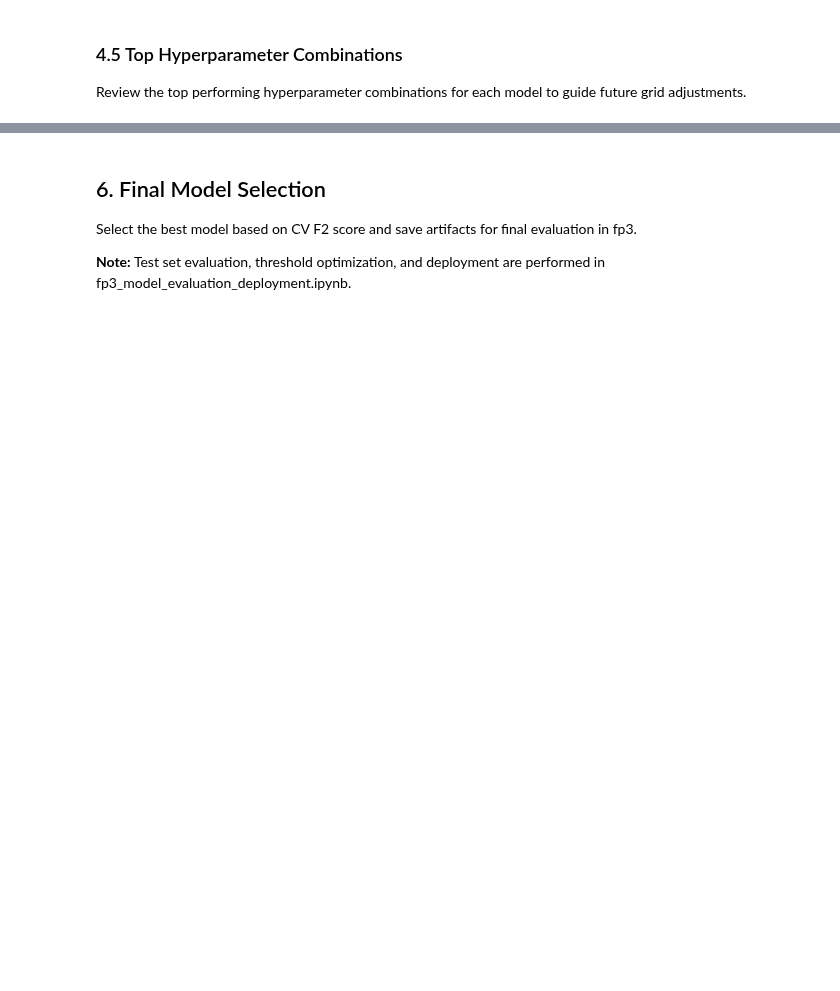
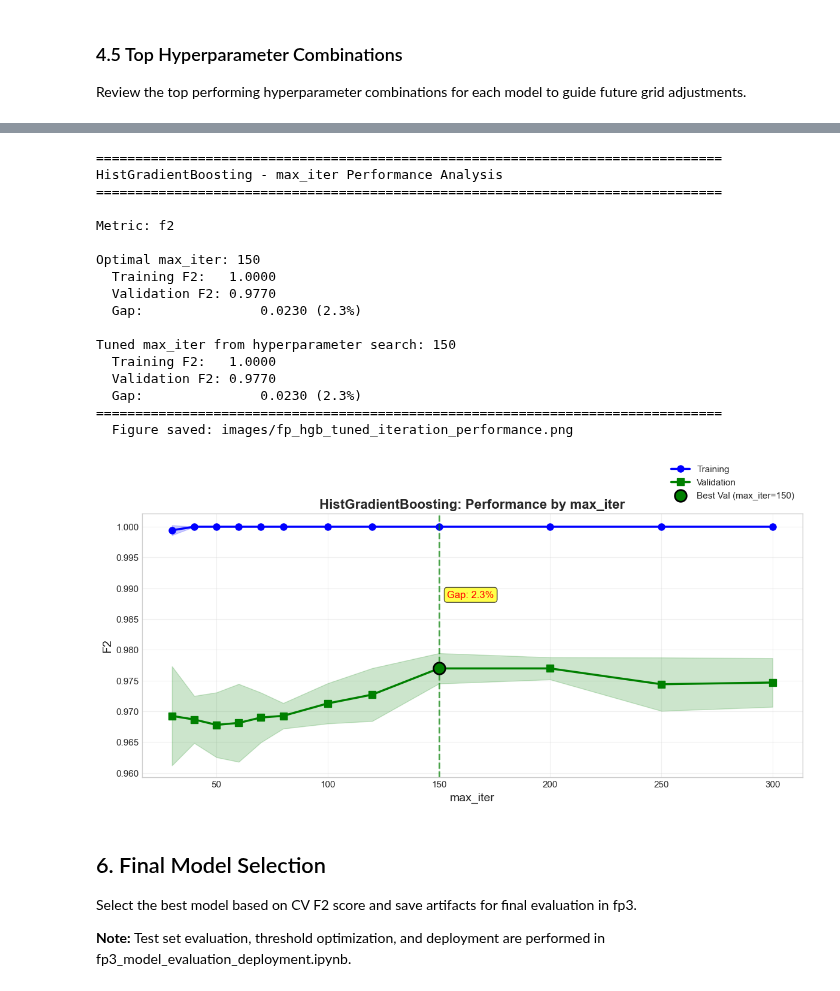
Before and after one commit to frederick-douglas-pearce/sportswear-esg-news-classifier, a Jupyter notebook: notebooks/fp2_model_selection_tuning.ipynb, the cells around one changed output, grey strips where cells are left out. Saved outputs shown, nothing was run; the diff lists cells and outputs as text; code cells hidden in the pictures; blank space fills up the shorter version.

```diff
--- a/notebooks/fp2_model_selection_tuning.ipynb
+++ b/notebooks/fp2_model_selection_tuning.ipynb
@@ -656,27 +635,0 @@ Analyze how Random Forest performance changes with the number of trees, using op
-# %%
-# Create a grid varying only n_estimators while keeping other RF params at optimal values
-best_rf_params = rf_search.best_params_.copy()
-n_estimators_values = [30, 40, 50, 60, 70, 80, 100, 120, 150, 200, 250, 300]
-
-# Build param grid with all params fixed except n_estimators
-rf_iteration_param_grid = {
-    'n_estimators': n_estimators_values,
-    'max_depth': [best_rf_params.get('max_depth')],
-    'min_samples_split': [best_rf_params.get('min_samples_split', 2)],
-    'min_samples_leaf': [best_rf_params.get('min_samples_leaf', 1)],
-    'class_weight': [best_rf_params.get('class_weight', 'balanced')],
-}
-
-# Run grid search with this restricted grid
-rf_iteration_search = create_search_object(
-    search_type='grid',
-    estimator=RandomForestClassifier(random_state=RANDOM_STATE, n_jobs=-1),
-    param_grid=rf_iteration_param_grid,
-    cv=cv,
-    refit='f2'
-)
-
-rf_iteration_search, _, _ = tune_with_logging(
-    rf_iteration_search, X_trainval, y_trainval,
-    model_name='rf_iterations'
-)
@@ -726,3 +715,40 @@ Tuned n_estimators from hyperparameter search: 70
+# %%
+# Analyze performance across parameter values with confidence bands
+if iteration_search is not None:
+    config = iteration_configs[best_cv_model_name]
+
+    # Get the tuned value from main hyperparameter search
+    tuned_value = best_cv_search.best_params_.get(config['param_name'])
+
+    iteration_result = analyze_iteration_performance(
+        iteration_search,
+        param_name=config['param_name'],
+        metric='f2',
+        tuned_value=tuned_value,
+        model_name=model_display_names[best_cv_model_name],
+        save_path=f'images/fp_{best_cv_model_name.lower()}_iteration_performance.png'
+    )
+else:
+    print("Skipping iteration performance analysis")
+# %% [output]
+================================================================================
+HistGradientBoosting - max_iter Performance Analysis
+================================================================================
+
+Metric: f2
+
+Optimal max_iter: 150
+  Training F2:   1.0000
+  Validation F2: 0.9770
+  Gap:               0.0230 (2.3%)
+
+Tuned max_iter from hyperparameter search: 150
+  Training F2:   1.0000
+  Validation F2: 0.9770
+  Gap:               0.0230 (2.3%)
+================================================================================
+  Figure saved: images/fp_hgb_tuned_iteration_performance.png
+[figure, added]
 # %% [markdown]
 ## 6. Final Model Selection
 
```
Also changed, not shown: parts of 24 cells of this notebook, 38 other files.
